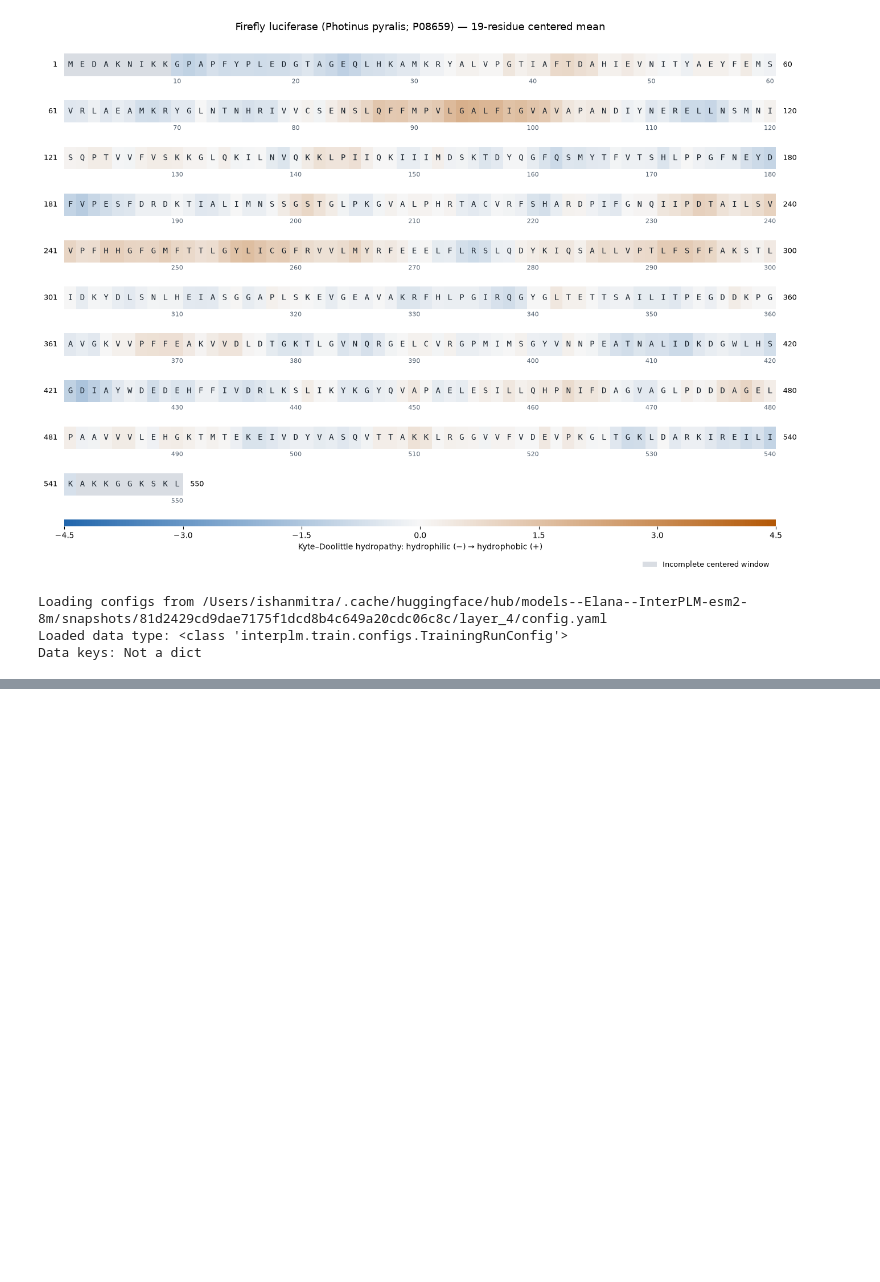
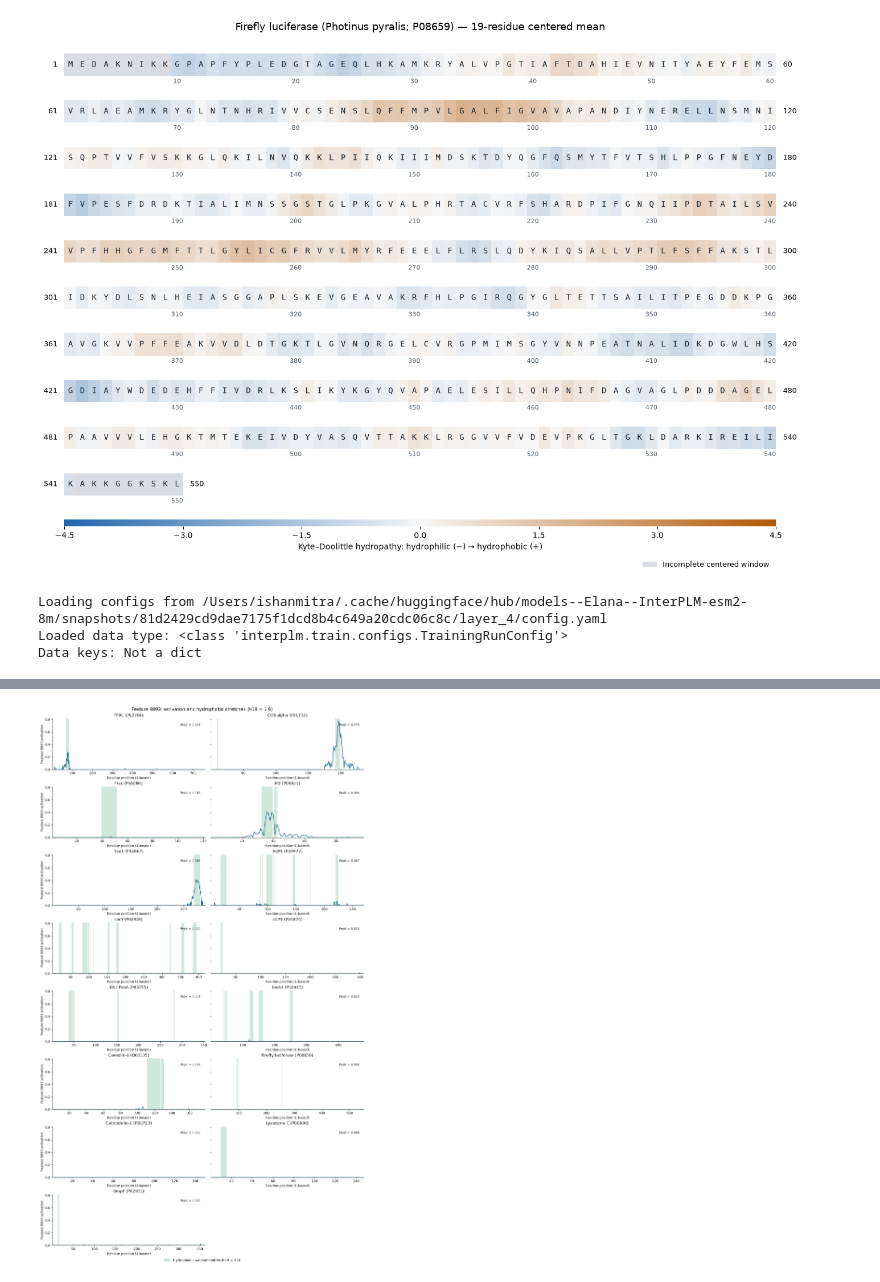
Before and after one commit to ishan4589/Interpreting-Protein-Language-Models-with-Biological-Evidence, a Jupyter notebook: 05_does_feature_8893_identify_hydrophobic_stretches.ipynb, the cells around one changed output, grey strips where cells are left out. Cells and saved outputs as stored; diff of their text form; code cells hidden in the pictures; blank space fills up the shorter version.

```diff
--- a/05_does_feature_8893_identify_hydrophobic_stretches.ipynb
+++ b/05_does_feature_8893_identify_hydrophobic_stretches.ipynb
@@ -325,3 +330,15 @@ for accession, activations in activations_by_protein.items():
     assert activations.shape == expected_shape, (
         f"{accession}: expected shape {expected_shape}, got {activations.shape}."
     )
+# %%
+# Bind the data once so calls need only the accession and feature ID.
+summarise_protein_activations = partial(
+    summarise_activations,
+    amino_acid_dict=amino_acid_dict,
+    activations_by_protein=activations_by_protein,
+)
+# %%
+# Print a feature summary for every protein, including the controls.
+for accession in amino_acid_dict:
+    summarise_protein_activations(accession, feature_id=feature_id)
+    print()
@@ -327,0 +507,49 @@ for accession, activations in activations_by_protein.items():
+# %%
+# Keep the shared activation scale; shade the same hydrophobic masks used in the table.
+n_rows = (len(protein_names) + 1) // 2
+fig, axes = plt.subplots(
+    n_rows, 2, figsize=(14, 3 * n_rows), sharey=True, layout='constrained',
+)
+
+for ax, (accession, protein_name) in zip(axes.flat, protein_names.items()):
+    sequence = amino_acid_dict[accession]
+    values = activations_by_protein[accession][:, feature_id]
+    ax.plot(np.arange(1, len(sequence) + 1), values, color='#176b87', lw=1.7)
+    for start, end in hydrophobic_regions_by_protein[accession]:
+        ax.axvspan(start - 0.5, end + 0.5, color='#66b68a', alpha=0.3, lw=0)
+    ax.set(
+        title=f'{protein_name} ({accession})',
+        xlim=(0.5, len(sequence) + 0.5),
+        xlabel='Residue position (1-based)',
+    )
+    ax.text(
+        0.97, 0.91, f'Peak = {values.max():.3f}',
+        ha='right', va='top', transform=ax.transAxes, fontsize=9,
+    )
+    ax.spines[['top', 'right']].set_visible(False)
+
+# Set the common lower bound after every trace has contributed to autoscaling.
+axes[0, 0].set_ylim(bottom=0)
+
+# Fifteen proteins leave one unused panel in the two-column grid.
+for ax in axes.flat[len(protein_names):]:
+    ax.set_visible(False)
+for ax in axes[:, 0]:
+    ax.set_ylabel(f'Feature {feature_id} activation')
+
+fig.suptitle(
+    f'Feature {feature_id}: activation and hydrophobic stretches (H19 > {hydrophobic_threshold:g})',
+    fontsize=14,
+)
+fig.legend(
+    handles=[
+        Patch(
+            facecolor='#66b68a', alpha=0.4,
+            label=f'Hydrophobic window centres (H19 > {hydrophobic_threshold:g})',
+        ),
+    ],
+    loc='outside lower center', frameon=False,
+)
+plt.show()
+# %% [output]
+[figure, added]
```
Also changed, not shown: parts of 8 cells of this notebook.
